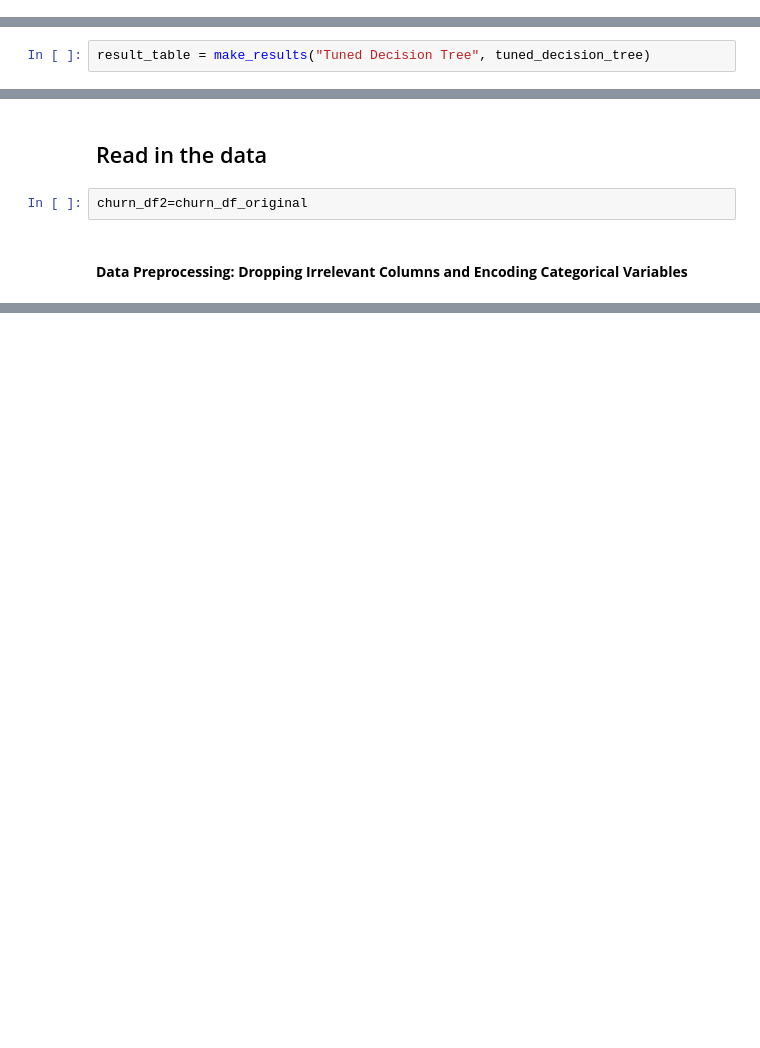
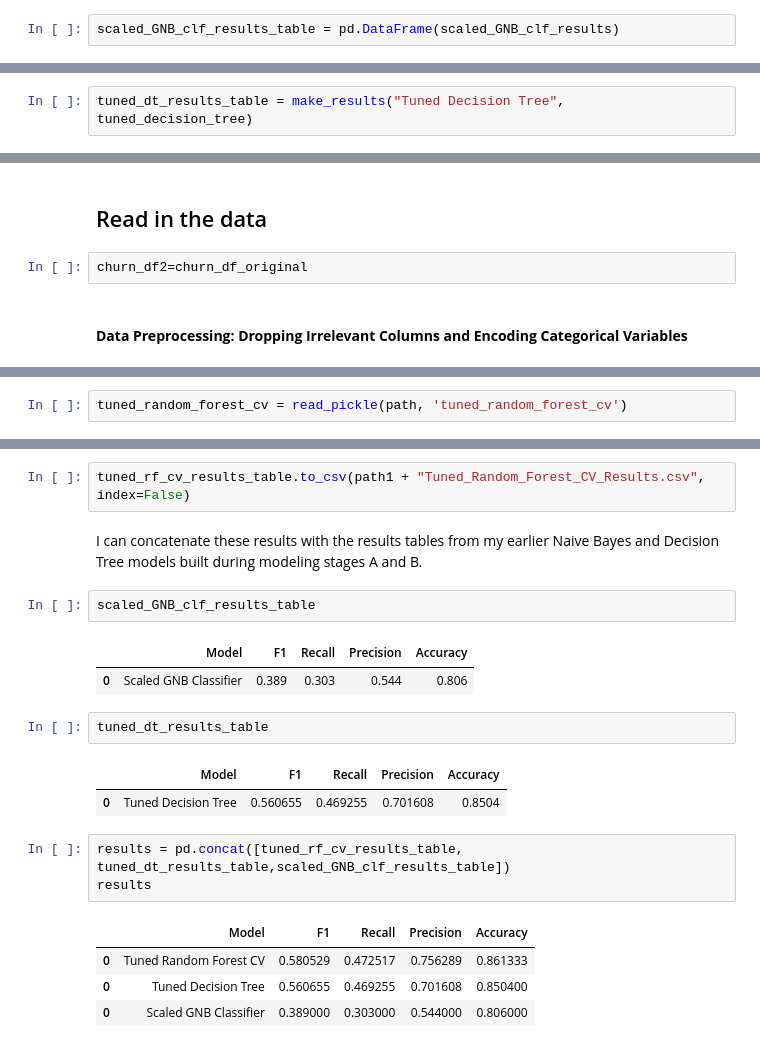
Before and after one commit to Cyberoctane29/Deutsche-Bank-Customer-Churn-Prediction-End-to-End-Analysis-and-Modeling, a Jupyter notebook: Deutsche_Bank_Customer_Churn_Prediction_End_to_End_Analysis_and_Modeling.ipynb, the cells around one changed output, grey strips where cells are left out. Saved outputs shown, nothing was run; the diff lists cells and outputs as text; blank space fills up the shorter version.

```diff
--- a/Deutsche_Bank_Customer_Churn_Prediction_End_to_End_Analysis_and_Modeling.ipynb
+++ b/Deutsche_Bank_Customer_Churn_Prediction_End_to_End_Analysis_and_Modeling.ipynb
@@ -942,0 +951,2 @@ It works now! The model is far from perfect, but at least it's predicting churne
+# %%
+scaled_GNB_clf_results_table = pd.DataFrame(scaled_GNB_clf_results)
@@ -1353,4 +1366,4 @@ def make_results(model_name, model_object):
 
     return table
 # %%
-result_table = make_results("Tuned Decision Tree", tuned_decision_tree)
+tuned_dt_results_table = make_results("Tuned Decision Tree", tuned_decision_tree)
@@ -1486,0 +1566,2 @@ churn_df2.head()
+# %%
+tuned_random_forest_cv = read_pickle(path, 'tuned_random_forest_cv')
@@ -1486,0 +1596,22 @@ churn_df2.head()
+# %%
+tuned_rf_cv_results_table.to_csv(path1 + "Tuned_Random_Forest_CV_Results.csv", index=False)
+# %% [markdown]
+I can concatenate these results with the results tables from my earlier Naive Bayes and Decision Tree models built during modeling stages A and B.
+# %%
+scaled_GNB_clf_results_table
+# %% [output]
+|  | Model | F1 | Recall | Precision | Accuracy |
+| 0 | Scaled GNB Classifier | 0.389 | 0.303 | 0.544 | 0.806 |
+# %%
+tuned_dt_results_table
+# %% [output]
+|  | Model | F1 | Recall | Precision | Accuracy |
+| 0 | Tuned Decision Tree | 0.560655 | 0.469255 | 0.701608 | 0.8504 |
+# %%
+results = pd.concat([tuned_rf_cv_results_table, tuned_dt_results_table,scaled_GNB_clf_results_table])
+results
+# %% [output]
+|  | Model | F1 | Recall | Precision | Accuracy |
+| 0 | Tuned Random Forest CV | 0.580529 | 0.472517 | 0.756289 | 0.861333 |
+| 0 | Tuned Decision Tree | 0.560655 | 0.469255 | 0.701608 | 0.850400 |
+| 0 | Scaled GNB Classifier | 0.389000 | 0.303000 | 0.544000 | 0.806000 |
```
Also changed, not shown: parts of 61 cells of this notebook, 6 other files.
